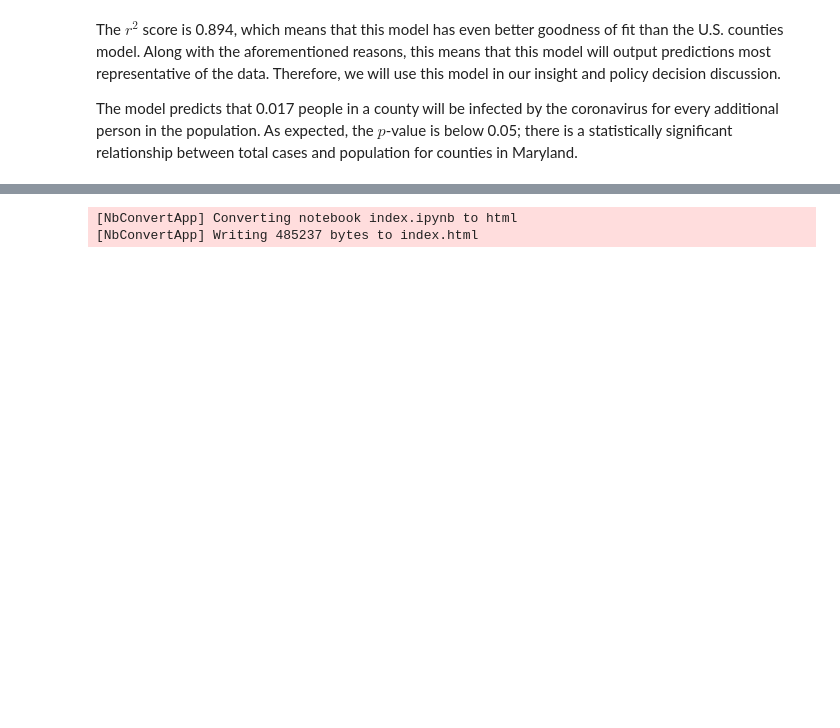
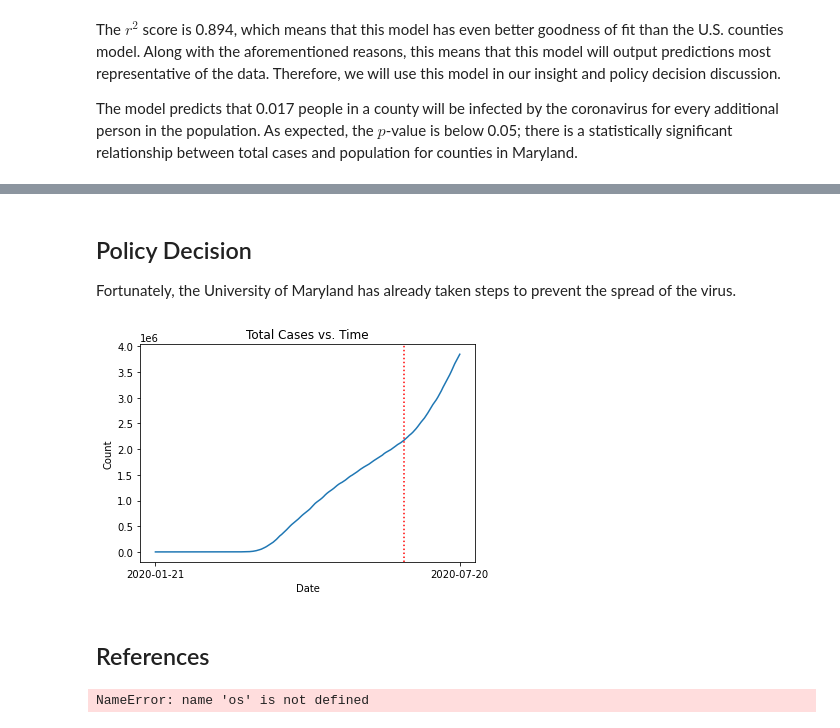
Before and after one commit to tuallen/Interpreting-the-Effects-of-COVID-19-on-the-University-of-Maryland, a Jupyter notebook: index.ipynb, the cells around one changed output, grey strips where cells are left out. Drawn from its saved outputs; the diff is of its cells as text; code cells hidden in the pictures; blank space fills up the shorter version.

```diff
--- a/index.ipynb
+++ b/index.ipynb
@@ -468,5 +483,25 @@ According to the linear regression model,  if residence halls were opened and fi
+# %% [markdown]
+## Policy Decision
+Fortunately, the University of Maryland has already taken steps to prevent the spread of the virus.
+# %%
+# Plot cases on a line chart.
+cases = covid.groupby('date', as_index=False)[['cases']].sum()
+plt.plot(cases['date'], cases['cases'], label='Cases')
+plt.title('Total Cases vs. Time')
+plt.xlabel('Date')
+plt.xticks([covid.date.min(), covid.date.max()])
+plt.ylabel('Count')
+# Overlay line to show the effects of reopening too early.
+plt.axvline(x='2020-06-17', color='red', linestyle=':')
+plt.show()
+# %% [output]
+[figure, added]
+# %% [markdown]
+## References
 # %%
+%%capture
+# Export notebook as index.html
+os.remove("index.html")
 ! jupyter nbconvert index.ipynb
 # %% [output]
-[NbConvertApp] Converting notebook index.ipynb to html
-[NbConvertApp] Writing 485237 bytes to index.html
+NameError: name 'os' is not defined
```
Also changed, not shown: parts of 21 cells of this notebook, 1 other file.
